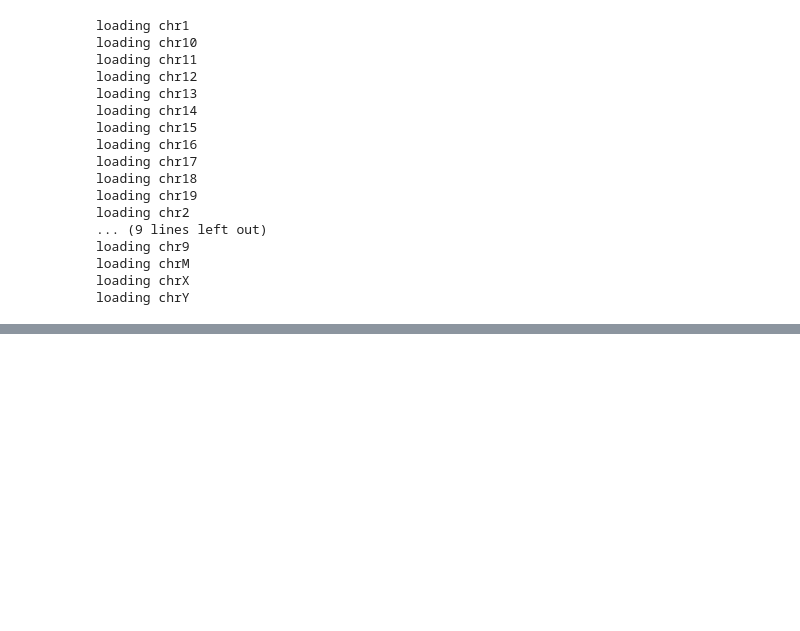
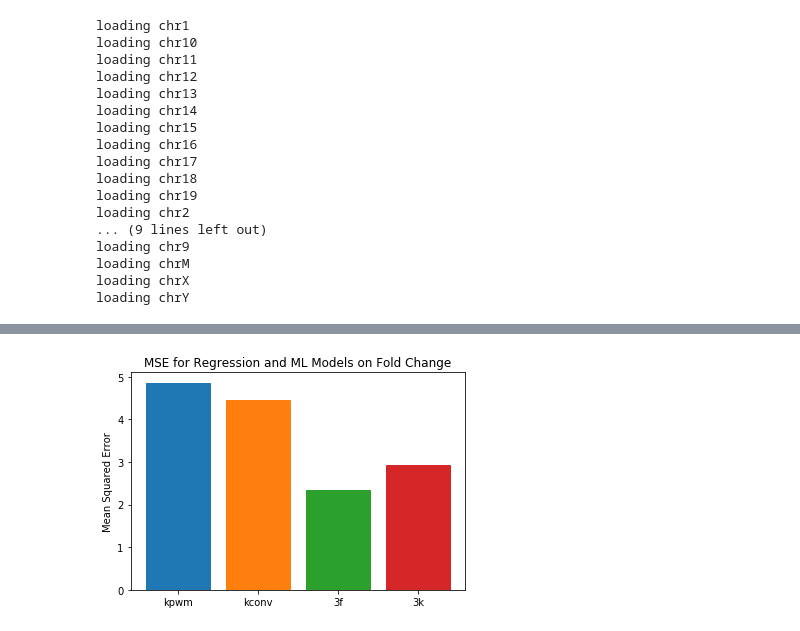
Before and after one commit to kal26/Acessibility_Models, a Jupyter notebook: compare_models.ipynb, the cells around one changed output, grey strips where cells are left out. Cells and saved outputs as stored; diff of their text form; code cells hidden in the pictures; blank space fills up the shorter version.

```diff
--- a/compare_models.ipynb
+++ b/compare_models.ipynb
@@ -147,0 +166,26 @@ for key in ml_k27act_preds:
+# %%
+# mse plots
+prop_cycle = plt.rcParams['axes.prop_cycle']
+colors = prop_cycle.by_key()['color']
+color_iter = iter(colors)
+c = dict()
+for key in fmse.keys():
+    c[key] = next(color_iter)
+
+fmse=dict()
+for key in fbaseline_preds:
+    fmse[key] = np.mean((subpeaks['score'] - fbaseline_preds[key]) **2)
+
+for key in ml_fold_preds:
+    fmse[key] = np.mean((subpeaks['score'] - ml_fold_preds[key]) **2)
+
+barlist = plt.bar(range(len(fmse)), fmse.values())
+for i in range(len(barlist)):
+    barlist[i].set_color(colors[i])
+
+plt.xticks(range(len(fmse)), fmse.keys())
+plt.title('MSE for Regression and ML Models on Fold Change')
+plt.ylabel('Mean Squared Error')
+plt.show()
+# %% [output]
+[figure, added]
```
Also changed, not shown: parts of 12 cells of this notebook, 9 other files.
